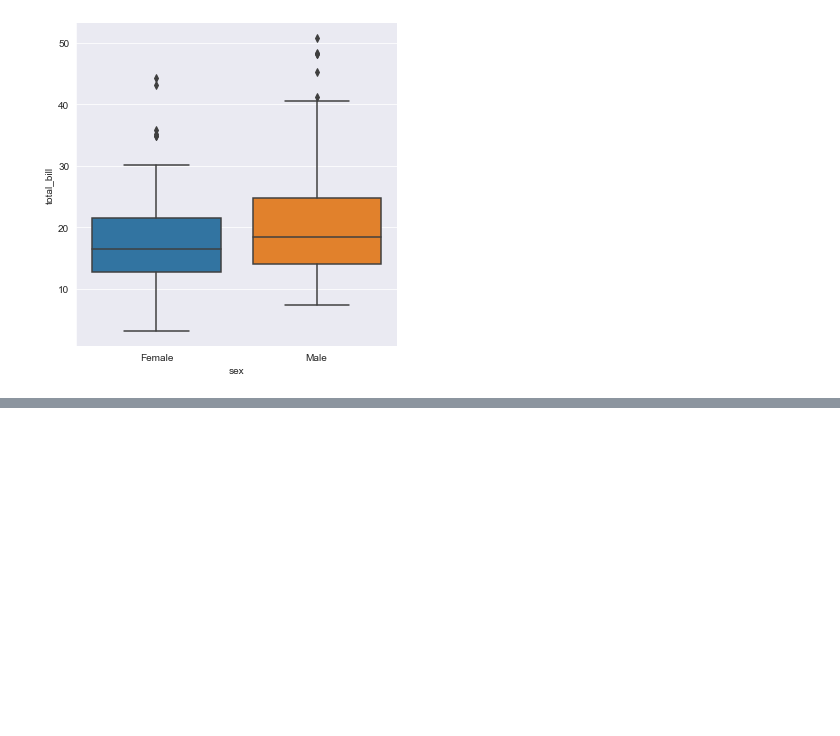
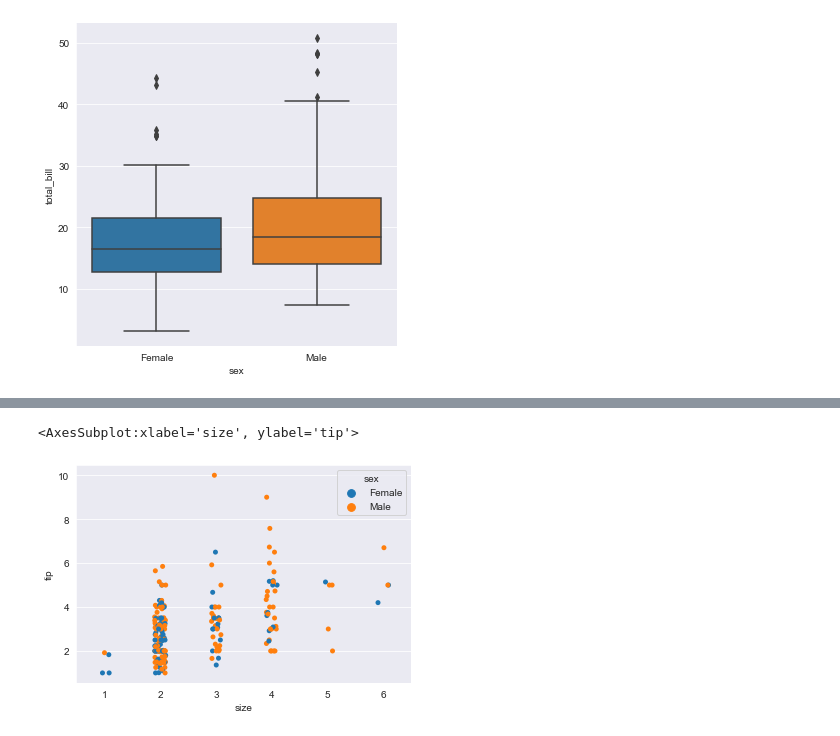
Before and after one commit to jcardenasmercado/Data-Science-Basics, a Jupyter notebook: 4-Seaborn.ipynb, the cells around one changed output, grey strips where cells are left out. Saved outputs shown, nothing was run; the diff lists cells and outputs as text; code cells hidden in the pictures; blank space fills up the shorter version.

```diff
--- a/4-Seaborn.ipynb
+++ b/4-Seaborn.ipynb
@@ -216,0 +243,7 @@ CONTINUARÁ.....
+# %%
+# Stripplot de la propina segun la cantidad de personas, separado por sexo.
+
+sns.stripplot(x='size', y='tip', hue='sex', data=df)
+# %% [output]
+<AxesSubplot:xlabel='size', ylabel='tip'>
+[figure, added]
```
Also changed, not shown: parts of 51 cells of this notebook.
